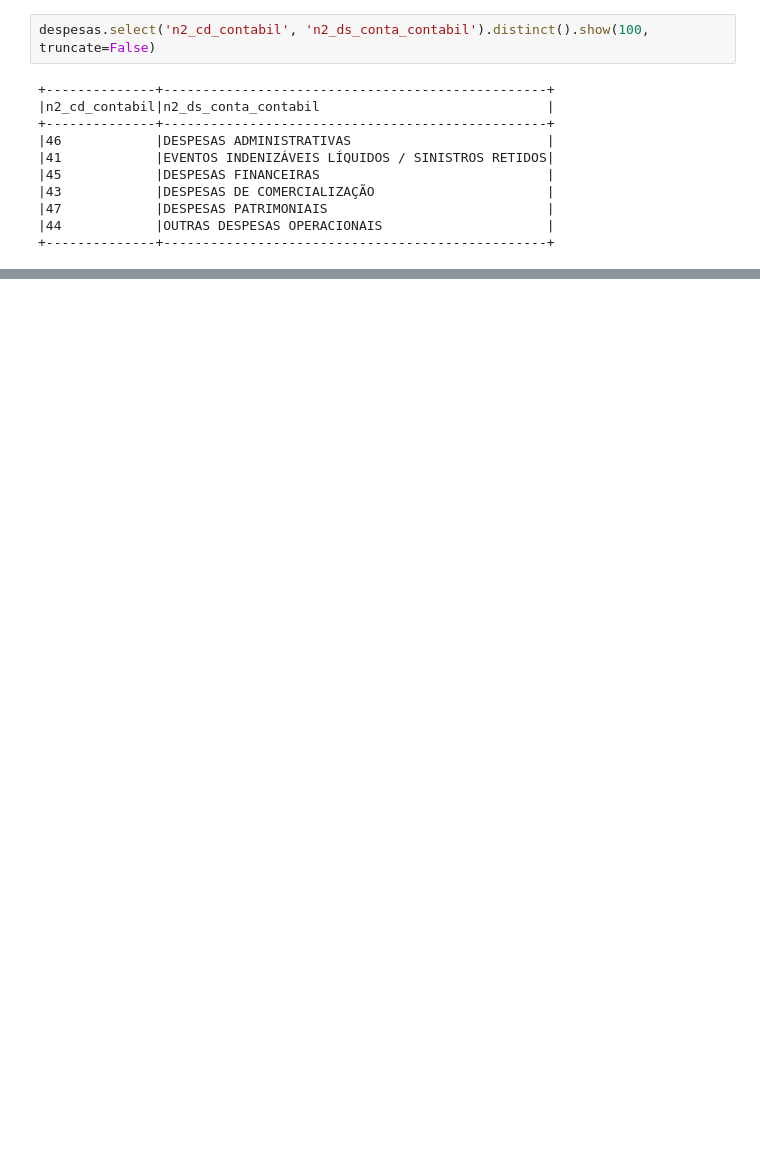
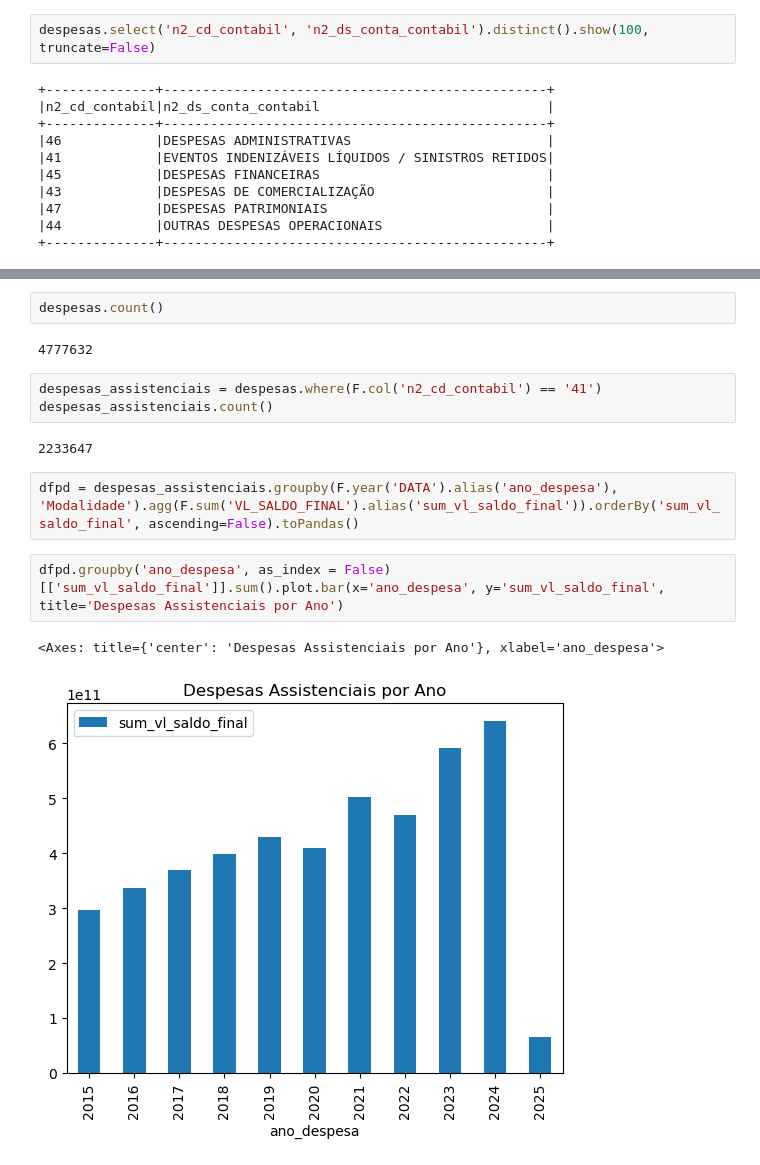
Before and after one commit to Jefferson019/portfolio, a Jupyter notebook: prj_ans/despesas_assistenciais/03-Data_Visualization/data_discovery.ipynb, the cells around one changed output, grey strips where cells are left out. Saved outputs shown, nothing was run; the diff lists cells and outputs as text; blank space fills up the shorter version.

Commit message:
grafico  de barras das despesas

```diff
--- a/prj_ans/despesas_assistenciais/03-Data_Visualization/data_discovery.ipynb
+++ b/prj_ans/despesas_assistenciais/03-Data_Visualization/data_discovery.ipynb
@@ -151 +132,17 @@ df.select(F.min('DATA').alias('min_data'), F.max('DATA').alias('max_data')).show
 +----------+----------+
+# %%
+despesas.count()
+# %% [output]
+4777632
+# %%
+despesas_assistenciais = despesas.where(F.col('n2_cd_contabil') == '41')
+despesas_assistenciais.count()
+# %% [output]
+2233647
+# %%
+dfpd = despesas_assistenciais.groupby(F.year('DATA').alias('ano_despesa'), 'Modalidade').agg(F.sum('VL_SALDO_FINAL').alias('sum_vl_saldo_final')).orderBy('sum_vl_saldo_final', ascending=False).toPandas()
+# %%
+dfpd.groupby('ano_despesa', as_index = False)[['sum_vl_saldo_final']].sum().plot.bar(x='ano_despesa', y='sum_vl_saldo_final', title='Despesas Assistenciais por Ano')
+# %% [output]
+<Axes: title={'center': 'Despesas Assistenciais por Ano'}, xlabel='ano_despesa'>
+[figure, added]
```
Also changed, not shown: parts of 7 cells of this notebook.
